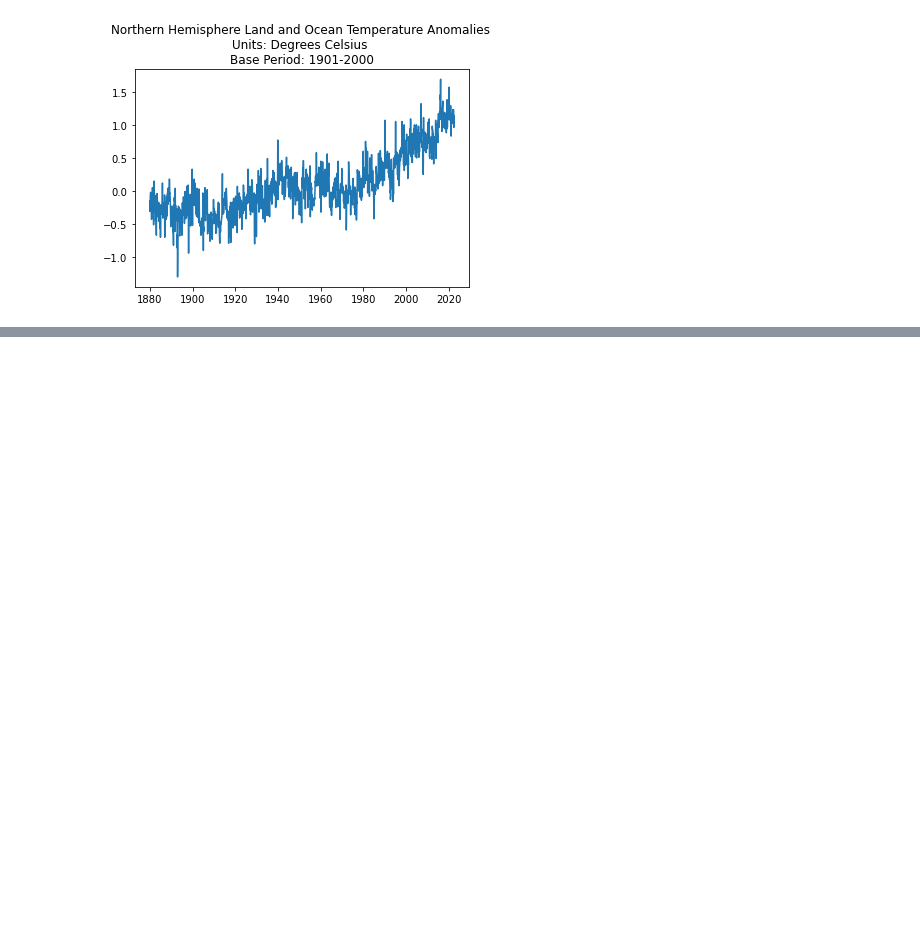
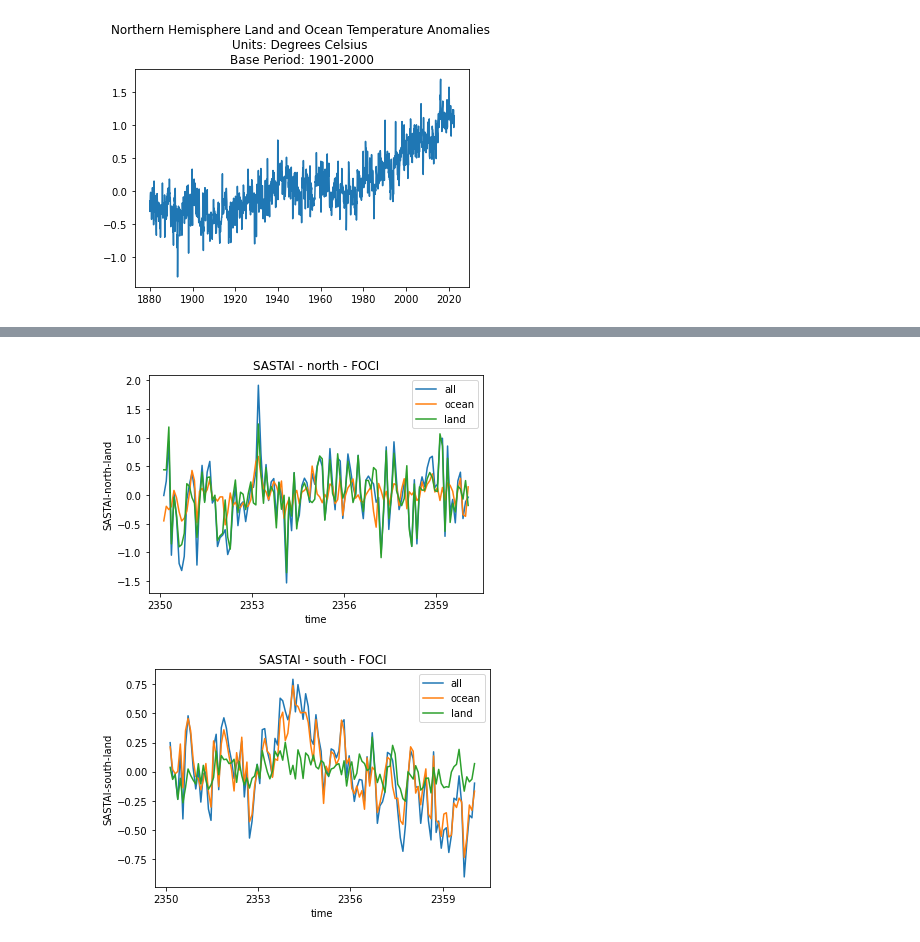
Before and after one commit to MarcoLandtHayen/climate_index_collection, a Jupyter notebook: notebooks/SASTAI_example.ipynb, the cells around one changed output, grey strips where cells are left out. Saved outputs shown, nothing was run; the diff lists cells and outputs as text; code cells hidden in the pictures; blank space fills up the shorter version.

```diff
--- a/notebooks/SASTAI_example.ipynb
+++ b/notebooks/SASTAI_example.ipynb
@@ -177,0 +56,18 @@ def test_SASTAI_naming(source_name):
+# %%
+plt.figure()
+sea_air_surface_temperature_anomaly_north_all(FOCI_alldata).plot(label = "all")
+sea_air_surface_temperature_anomaly_north_ocean(FOCI_alldata).plot(label = "ocean")
+sea_air_surface_temperature_anomaly_north_land(FOCI_alldata).plot(label = "land")
+plt.title("SASTAI - north - FOCI")
+plt.legend()
+plt.savefig("SASTAI-north-FOCI.png")
+plt.figure()
+sea_air_surface_temperature_anomaly_south_all(FOCI_alldata).plot(label = "all")
+sea_air_surface_temperature_anomaly_south_ocean(FOCI_alldata).plot(label = "ocean")
+sea_air_surface_temperature_anomaly_south_land(FOCI_alldata).plot(label = "land")
+plt.title("SASTAI - south - FOCI")
+plt.legend()
+plt.savefig("SASTAI-south-FOCI.png")
+# %% [output]
+[figure, added]
+[figure, added]
```
Also changed, not shown: parts of 8 cells of this notebook, 2 other files.
